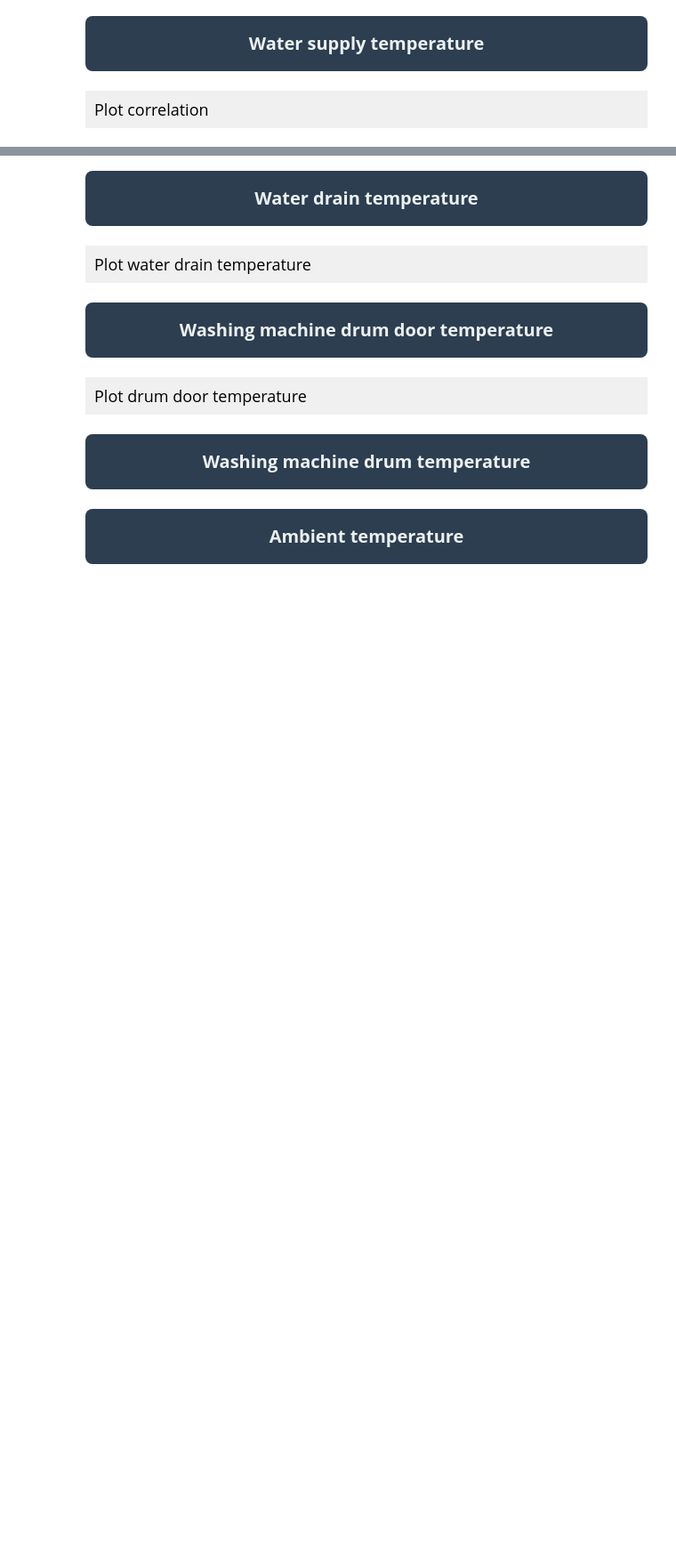
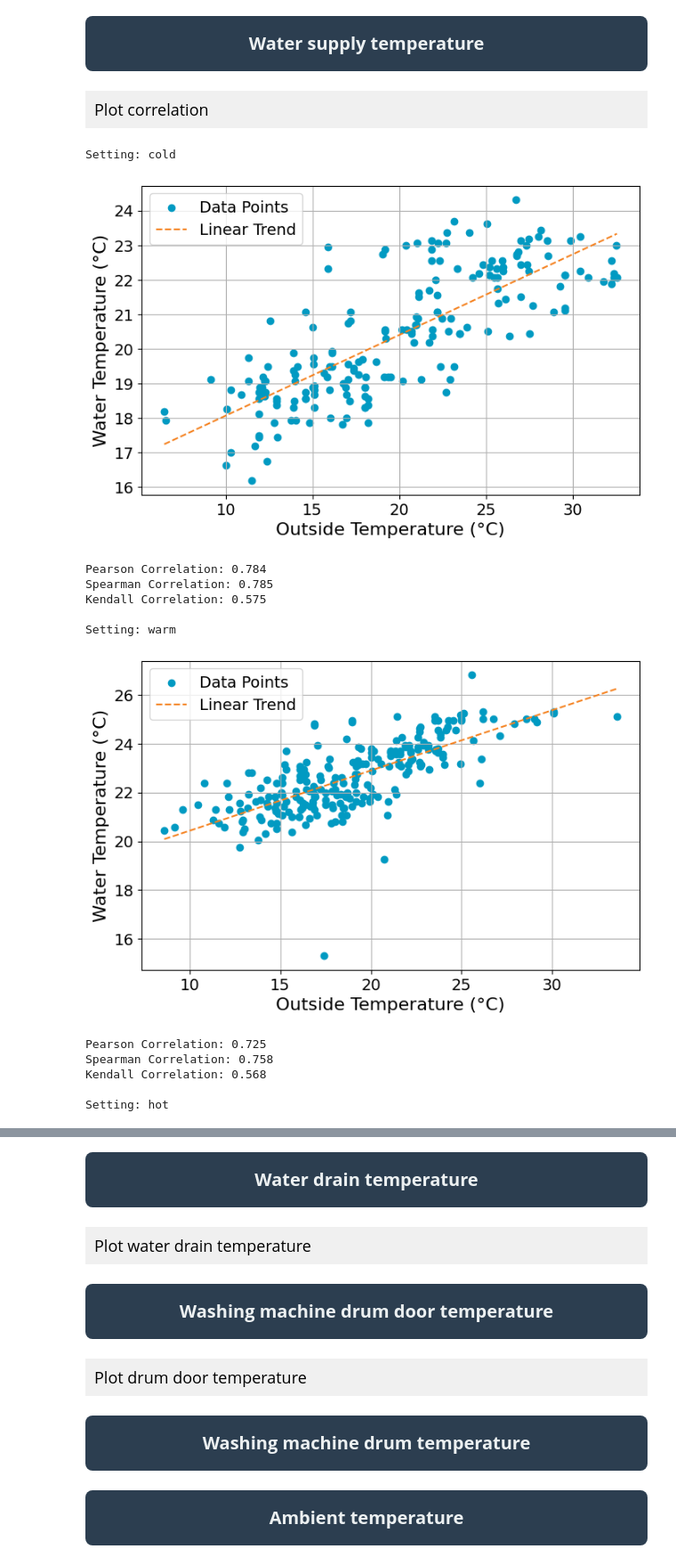
Before and after one commit to larco-dataset/utils, a Jupyter notebook: scripts/plotting_data.ipynb, the cells around one changed output, grey strips where cells are left out. Shown at 89% size. Saved outputs shown, nothing was run; the diff lists cells and outputs as text; code cells hidden in the pictures; blank space fills up the shorter version.

```diff
--- a/scripts/plotting_data.ipynb
+++ b/scripts/plotting_data.ipynb
@@ -98,0 +70,79 @@ for setting in ["cold", "warm", "hot"]:
+# %%
+import pandas as pd
+
+# 1. Load the data
+ambient_df = pd.read_csv('weather_data.csv')
+
+# 2. Convert timestamps
+#    errors='coerce' turns unparseable data (like empty strings) into NaT (Not a Time)
+laboratory['timestamp'] = pd.to_datetime(laboratory['timestamp'], format='mixed', utc=True, errors='coerce')
+ambient_df['timestamp'] = pd.to_datetime(ambient_df['timestamp'], format='mixed', utc=True, errors='coerce')
+
+# --- THE FIX: Drop rows where timestamp became NaT ---
+laboratory = laboratory.dropna(subset=['timestamp'])
+ambient_df = ambient_df.dropna(subset=['timestamp'])
+# ----------------------------------------------------
+
+# 3. Sort by timestamp (Required for merge_asof)
+laboratory = laboratory.sort_values('timestamp')
+ambient_df = ambient_df.sort_values('timestamp')
+
+# 4. Merge using 'merge_asof'
+laboratory_synced = pd.merge_asof(
+    laboratory,
+    ambient_df[['timestamp', 'temperature']],
+    on='timestamp',
+    direction='nearest',
+    tolerance=pd.Timedelta("1s") # Adjust tolerance if needed (e.g. "1min")
+)
+
+# Loop through AC settings
+for setting in ["cold", "warm", "hot"]:
+    temps = {"outside_temp": [], "water_temp": []}
+
+    for _, row in laboratory_synced.iterrows():
+
+        # Get temperature (handle missing values)
+        current_temp = row.get("temperature", 0)
+
+        # Check for NaN (in case merge found no match within tolerance)
+        if pd.isna(current_temp):
+            continue
+
+        if row.get("ac_set") != setting or current_temp <= 0:
+            continue
+
+        try:
+            temp_df = pd.read_csv(row['file_path'])
+            water_in = temp_df["water_temperature_in"].iloc[1:]
+
+            if water_in.min() > 0:
+                water_temp = water_in.max() if setting == "cold" else water_in.min()
+                temps["water_temp"].append(water_temp)
+                temps["outside_temp"].append(current_temp)
+
+        except Exception as e:
+            print(f"Error processing {row.get('file_path')}: {e}")
+            continue
+
+    if len(temps["water_temp"]) > 0:
+        df_temps = pd.DataFrame(temps)
+        print(f"\nSetting: {setting}")
+        draw_linear_relationship(df_temps, setting, "min" if setting == "cold" else "max")
+        report_correlation(df_temps)
+    else:
+        print(f"No valid data for setting: {setting}")
+# %% [output]
+Setting: cold
+[figure, added]
+Pearson Correlation: 0.784
+Spearman Correlation: 0.785
+Kendall Correlation: 0.575
+
+Setting: warm
+[figure, added]
+Pearson Correlation: 0.725
+Spearman Correlation: 0.758
+Kendall Correlation: 0.568
+
+Setting: hot
```
Also changed, not shown: parts of 3 cells of this notebook, 1 other file.
